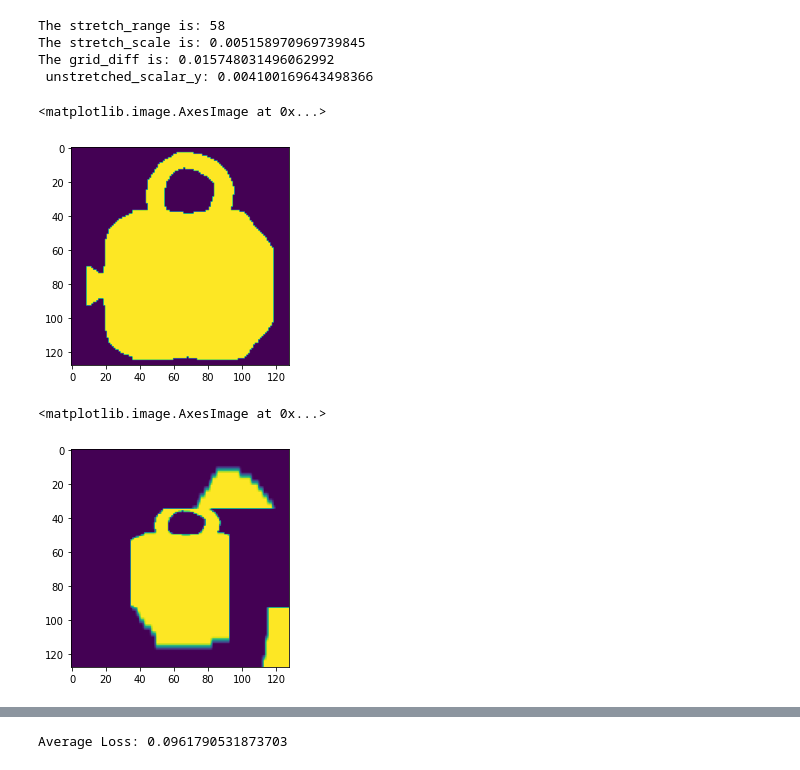
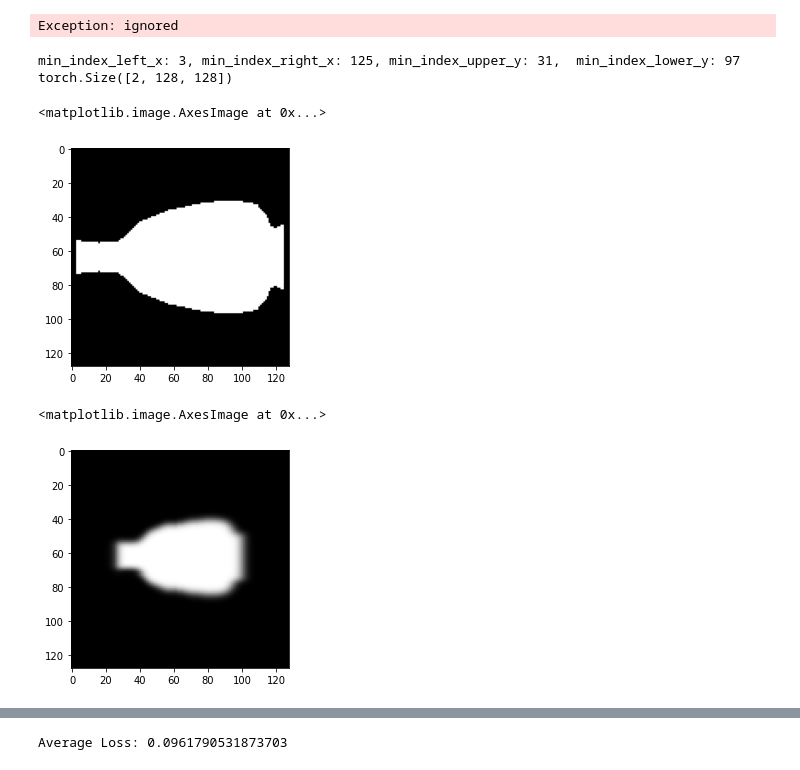
Before and after one commit to hywkim-private/ALIGNet, a Jupyter notebook: ALIGNet.ipynb, the cells around one changed output, grey strips where cells are left out. Drawn from its saved outputs; the diff is of its cells as text; code cells hidden in the pictures.

```diff
--- a/ALIGNet.ipynb
+++ b/ALIGNet.ipynb
@@ -122,21 +207,3 @@ class Mask_Dict(Dataset):
-# %%
-ds = Load_HDF5(FILE_PATH, get_all=True, transform=ToTensor())
-
-#split data into train, validation, test sets
-TRAIN_SIZE = len(ds)-VAL_SIZE-TEST_SIZE
-Trainset, Validset, Testset = random_split(ds,[TRAIN_SIZE, VAL_SIZE, TEST_SIZE])
-
-Trainset_target, Trainset_source = random_split(Trainset, [int(TRAIN_SIZE*TARGET_PROPORTION), int(TRAIN_SIZE*(1-TARGET_PROPORTION))])
-Validset_target, Validset_source = random_split(Validset, [int(VAL_SIZE*TARGET_PROPORTION_VAL), int(VAL_SIZE*(1-TARGET_PROPORTION_VAL))])
-Testset_target, Testset_source = random_split(Testset, [int(TEST_SIZE*TARGET_PROPORTION_TEST), int(TEST_SIZE*(1-TARGET_PROPORTION_TEST))])
-
-#make dataloaders for targets and sources
-train_loader_target = DataLoader(Trainset_target, batch_size=1, shuffle=True)
-train_loader_source = DataLoader(Trainset_source, batch_size=BATCH_SIZE, shuffle=True)
-valid_loader_target = DataLoader(Validset_target, batch_size=BATCH_SIZE, shuffle=True)
-valid_loader_source = DataLoader(Validset_source, batch_size=BATCH_SIZE, shuffle=True)
-test_loader_target = DataLoader(Testset_target, batch_size=BATCH_SIZE, shuffle=True)
-test_loader_source = DataLoader(Testset_source, batch_size=BATCH_SIZE, shuffle=True)
 # %%
 #CORE HELPER FUNCTIONS
 
@@ -189,4 +257,10 @@ def visualize_image(data_loader, plot_size):
         return
       ax[x,y].imshow(image, cmap='gray')
       x += 1
+# %%
+tr_tar_dl, tr_src_dl, val_tar_dl, val_src_dl, test_tar_dl, test_src_dl = get_data()
+
+visualize_image(val_tar_dl, 10)
+# %% [output]
+Exception: ignored
 # %%
@@ -356,22 +441,21 @@ def mask_target_2d(mask_size, stride, target_size, target_image):
 # %%
 test_image_batch = next(iter(train_loader_target))
 test_image = next(iter(test_image_batch))
-stretch_image = random_stretch(test_image, vertical=True, horizontal=True)
+
+stretch_image = random_stretch(test_image.squeeze(), vertical=True)
 test_image = test_image.to(torch.device('cpu')).detach().numpy()
 stretch_image = stretch_image.to(torch.device('cpu')).detach().numpy()
-plt.imshow(test_image.squeeze())
+plt.imshow(test_image.squeeze(),cmap='gray')
 # %% [output]
-The stretch_range is: 58
-The stretch_scale is: 0.005158970969739845
-The grid_diff is: 0.015748031496062992
- unstretched_scalar_y: 0.004100169643498366
+min_index_left_x: 3, min_index_right_x: 125, min_index_upper_y: 31,  min_index_lower_y: 97
+torch.Size([2, 128, 128])
 <matplotlib.image.AxesImage at 0x...>
-[figure, old version]
+[figure, new version]
 # %%
-plt.imshow(stretch_image.squeeze())
+plt.imshow(stretch_image.squeeze(),cmap='gray')
 # %% [output]
 <matplotlib.image.AxesImage at 0x...>
-[figure, old version]
+[figure, new version]
 # %%
 #test cell for the function mask_target_2d
 masked_ds = mask_target_2d(60, 20, 128, stretch_image)
```
Also changed, not shown: parts of 10 cells of this notebook.
